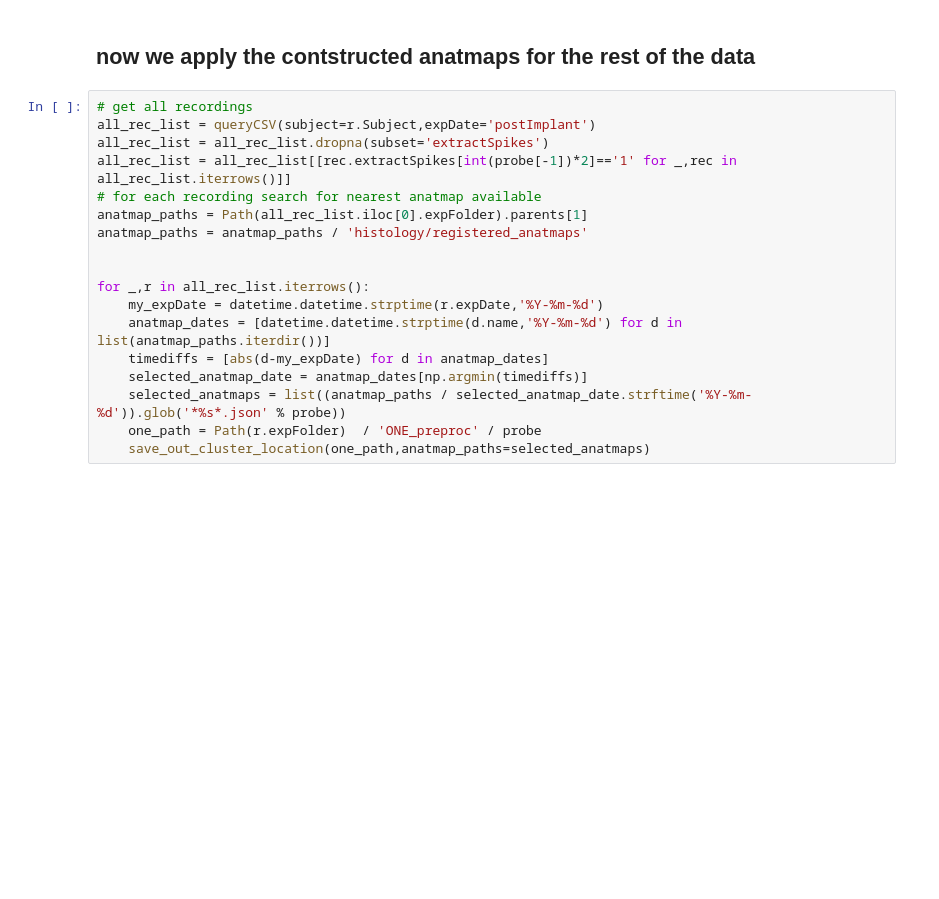
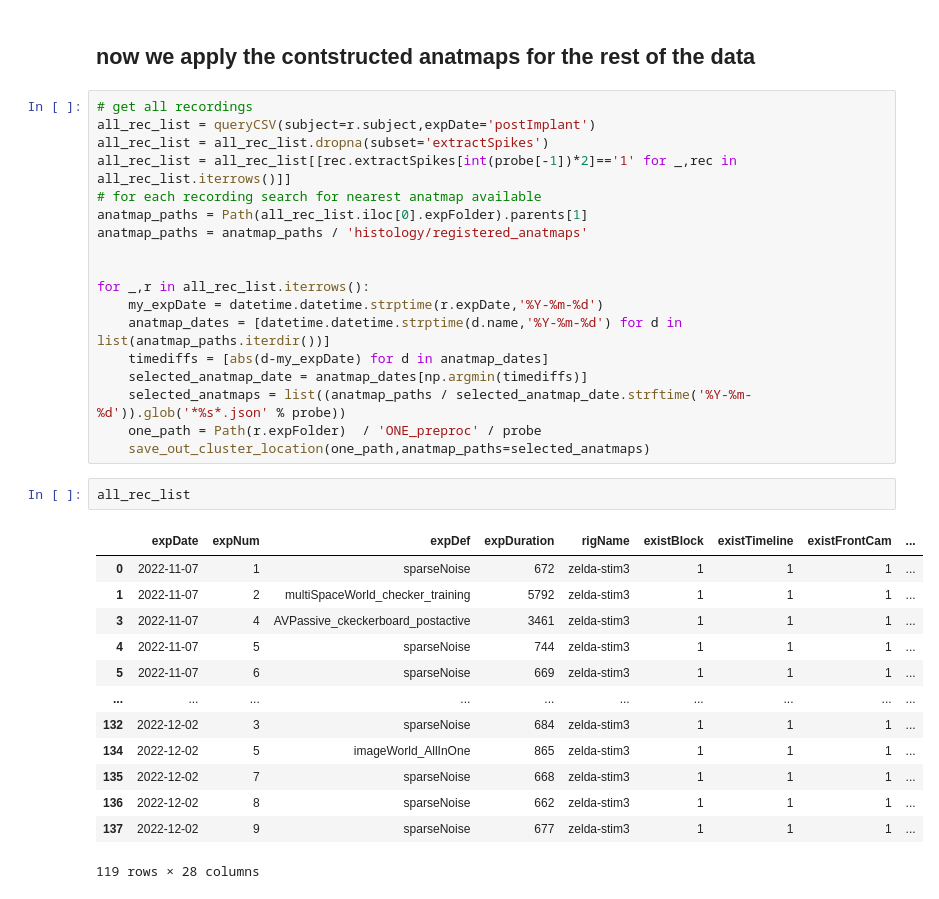
Before and after one commit to cortex-lab/PinkRigs, a Jupyter notebook: Manual/pyManuals/manual_anatmap.ipynb, the cells around one changed output. Saved outputs shown, nothing was run; the diff lists cells and outputs as text; blank space fills up the shorter version.

```diff
--- a/Manual/pyManuals/manual_anatmap.ipynb
+++ b/Manual/pyManuals/manual_anatmap.ipynb
@@ -76,7 +80,7 @@ for _,r in session_list.iterrows():
 ## now we apply the contstructed anatmaps for the rest of the data
 # %%
 # get all recordings
-all_rec_list = queryCSV(subject=r.Subject,expDate='postImplant')
+all_rec_list = queryCSV(subject=r.subject,expDate='postImplant')
 all_rec_list = all_rec_list.dropna(subset='extractSpikes')
 all_rec_list = all_rec_list[[rec.extractSpikes[int(probe[-1])*2]=='1' for _,rec in all_rec_list.iterrows()]]
 # for each recording search for nearest anatmap available
@@ -92,3 +96,19 @@ for _,r in all_rec_list.iterrows():
     selected_anatmaps = list((anatmap_paths / selected_anatmap_date.strftime('%Y-%m-%d')).glob('*%s*.json' % probe))
     one_path = Path(r.expFolder)  / 'ONE_preproc' / probe
     save_out_cluster_location(one_path,anatmap_paths=selected_anatmaps)
+# %%
+all_rec_list
+# %% [output]
+|  | expDate | expNum | expDef | expDuration | rigName | existBlock | existTimeline | existFrontCam | ... |
+| 0 | 2022-11-07 | 1 | sparseNoise | 672 | zelda-stim3 | 1 | 1 | 1 | ... |
+| 1 | 2022-11-07 | 2 | multiSpaceWorld_checker_training | 5792 | zelda-stim3 | 1 | 1 | 1 | ... |
+| 3 | 2022-11-07 | 4 | AVPassive_ckeckerboard_postactive | 3461 | zelda-stim3 | 1 | 1 | 1 | ... |
+| 4 | 2022-11-07 | 5 | sparseNoise | 744 | zelda-stim3 | 1 | 1 | 1 | ... |
+| 5 | 2022-11-07 | 6 | sparseNoise | 669 | zelda-stim3 | 1 | 1 | 1 | ... |
+| ... | ... | ... | ... | ... | ... | ... | ... | ... | ... |
+| 132 | 2022-12-02 | 3 | sparseNoise | 684 | zelda-stim3 | 1 | 1 | 1 | ... |
+| 134 | 2022-12-02 | 5 | imageWorld_AllInOne | 865 | zelda-stim3 | 1 | 1 | 1 | ... |
+| 135 | 2022-12-02 | 7 | sparseNoise | 668 | zelda-stim3 | 1 | 1 | 1 | ... |
+| 136 | 2022-12-02 | 8 | sparseNoise | 662 | zelda-stim3 | 1 | 1 | 1 | ... |
+| 137 | 2022-12-02 | 9 | sparseNoise | 677 | zelda-stim3 | 1 | 1 | 1 | ... |
+119 rows × 28 columns
```
Also changed, not shown: parts of 2 cells of this notebook, 24 other files.
